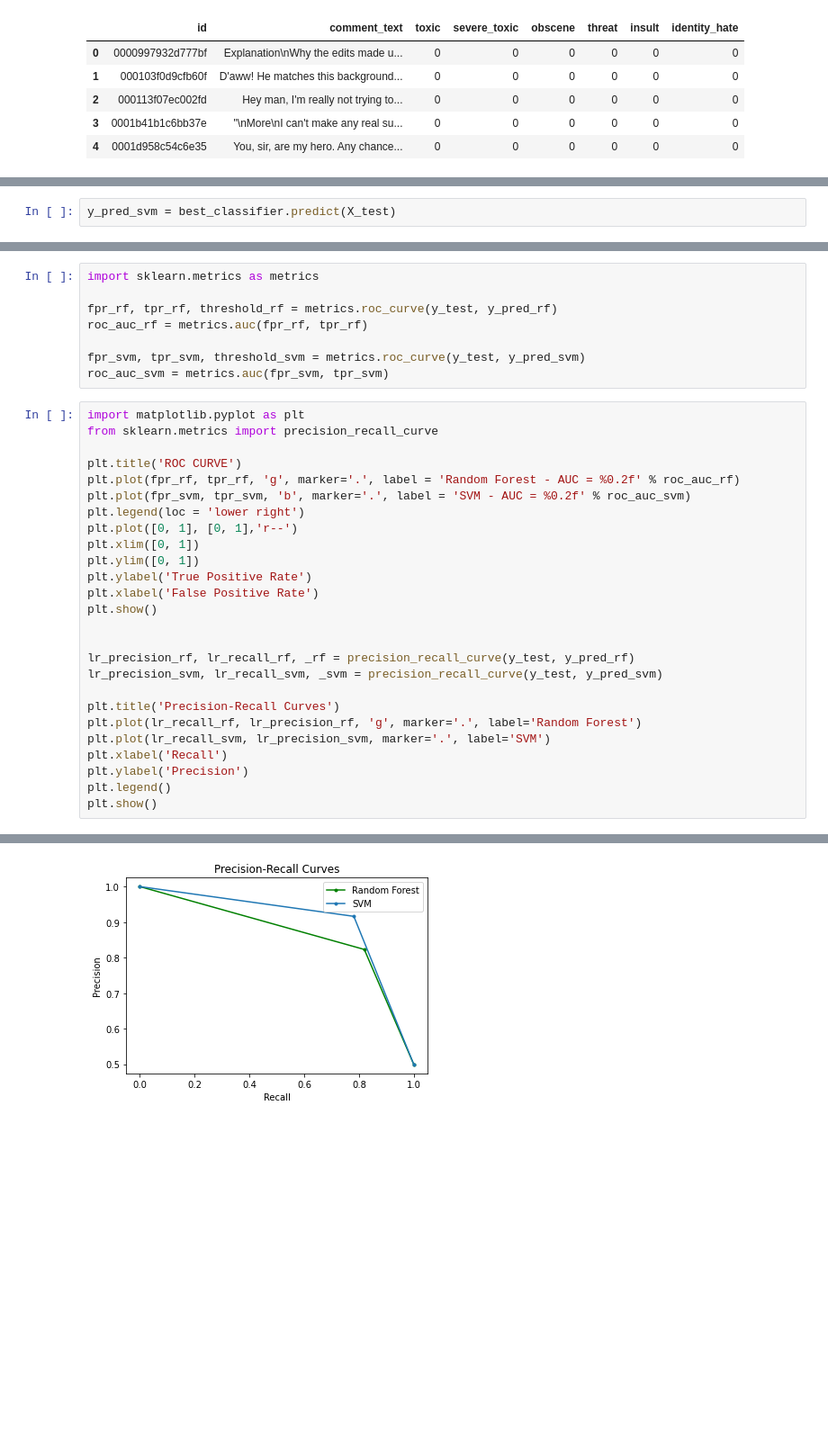
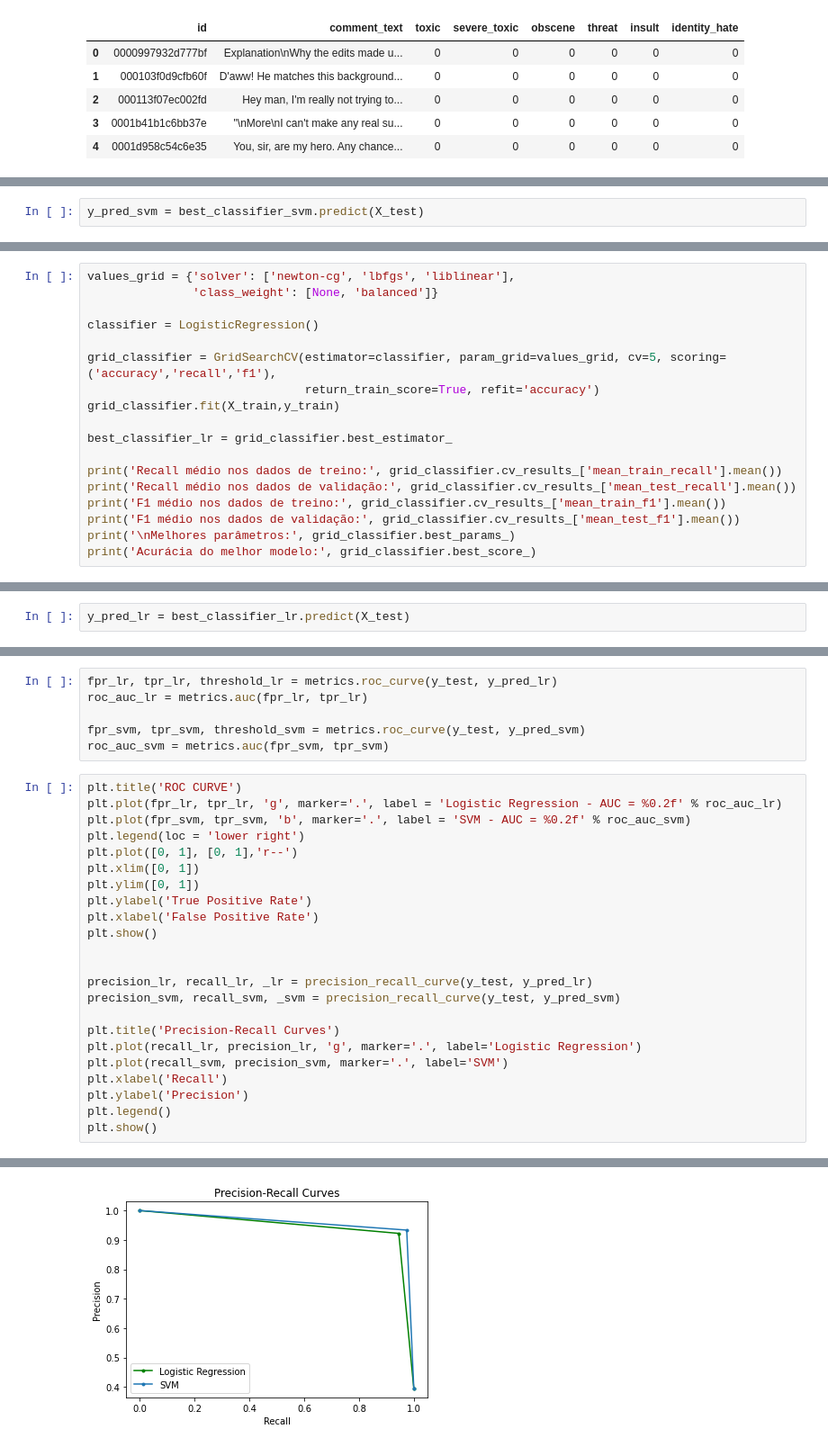
Before and after one commit to yanprada/MO444-discipline, a Jupyter notebook: trabalho_4/project_4_classificacao_binaria-checkpoint.ipynb, the cells around one changed output, grey strips where cells are left out. Shown: that part at 90% size. Saved outputs shown, nothing was run; the diff lists cells and outputs as text; blank space fills up the shorter version.

```diff
--- a/trabalho_4/project_4_classificacao_binaria-checkpoint.ipynb
+++ b/trabalho_4/project_4_classificacao_binaria-checkpoint.ipynb
@@ -262,3 +286,3 @@ Acurácia do melhor modelo: 0.8563547200653862
 # %%
-y_pred_svm = best_classifier.predict(X_test)
+y_pred_svm = best_classifier_svm.predict(X_test)
 # %%
@@ -283,0 +310,18 @@ Accurarcy: 0.8550179797319385
+# %%
+values_grid = {'solver': ['newton-cg', 'lbfgs', 'liblinear'],
+               'class_weight': [None, 'balanced']}
+
+classifier = LogisticRegression()
+
+grid_classifier = GridSearchCV(estimator=classifier, param_grid=values_grid, cv=5, scoring=('accuracy','recall','f1'),
+                               return_train_score=True, refit='accuracy')
+grid_classifier.fit(X_train,y_train)
+
+best_classifier_lr = grid_classifier.best_estimator_
+
+print('Recall médio nos dados de treino:', grid_classifier.cv_results_['mean_train_recall'].mean())
+print('Recall médio nos dados de validação:', grid_classifier.cv_results_['mean_test_recall'].mean())
+print('F1 médio nos dados de treino:', grid_classifier.cv_results_['mean_train_f1'].mean())
+print('F1 médio nos dados de validação:', grid_classifier.cv_results_['mean_test_f1'].mean())
+print('\nMelhores parâmetros:', grid_classifier.best_params_)
+print('Acurácia do melhor modelo:', grid_classifier.best_score_)
@@ -283,0 +336,2 @@ Accurarcy: 0.8550179797319385
+# %%
+y_pred_lr = best_classifier_lr.predict(X_test)
@@ -286,17 +358,12 @@ __Comparando os resultados__
 # %%
-import sklearn.metrics as metrics
-
-fpr_rf, tpr_rf, threshold_rf = metrics.roc_curve(y_test, y_pred_rf)
-roc_auc_rf = metrics.auc(fpr_rf, tpr_rf)
+fpr_lr, tpr_lr, threshold_lr = metrics.roc_curve(y_test, y_pred_lr)
+roc_auc_lr = metrics.auc(fpr_lr, tpr_lr)
 
 fpr_svm, tpr_svm, threshold_svm = metrics.roc_curve(y_test, y_pred_svm)
 roc_auc_svm = metrics.auc(fpr_svm, tpr_svm)
 # %%
-import matplotlib.pyplot as plt
-from sklearn.metrics import precision_recall_curve
-
 plt.title('ROC CURVE')
-plt.plot(fpr_rf, tpr_rf, 'g', marker='.', label = 'Random Forest - AUC = %0.2f' % roc_auc_rf)
+plt.plot(fpr_lr, tpr_lr, 'g', marker='.', label = 'Logistic Regression - AUC = %0.2f' % roc_auc_lr)
 plt.plot(fpr_svm, tpr_svm, 'b', marker='.', label = 'SVM - AUC = %0.2f' % roc_auc_svm)
 plt.legend(loc = 'lower right')
 plt.plot([0, 1], [0, 1],'r--')
@@ -307,12 +374,12 @@ plt.xlabel('False Positive Rate')
 plt.show()
 
 
-lr_precision_rf, lr_recall_rf, _rf = precision_recall_curve(y_test, y_pred_rf)
-lr_precision_svm, lr_recall_svm, _svm = precision_recall_curve(y_test, y_pred_svm)
+precision_lr, recall_lr, _lr = precision_recall_curve(y_test, y_pred_lr)
+precision_svm, recall_svm, _svm = precision_recall_curve(y_test, y_pred_svm)
 
 plt.title('Precision-Recall Curves')
-plt.plot(lr_recall_rf, lr_precision_rf, 'g', marker='.', label='Random Forest')
-plt.plot(lr_recall_svm, lr_precision_svm, marker='.', label='SVM')
+plt.plot(recall_lr, precision_lr, 'g', marker='.', label='Logistic Regression')
+plt.plot(recall_svm, precision_svm, marker='.', label='SVM')
 plt.xlabel('Recall')
 plt.ylabel('Precision')
 plt.legend()
@@ -322 +389 @@ plt.show()
-[figure, old version]
+[figure, new version]
```
Also changed, not shown: parts of 59 cells of this notebook.
